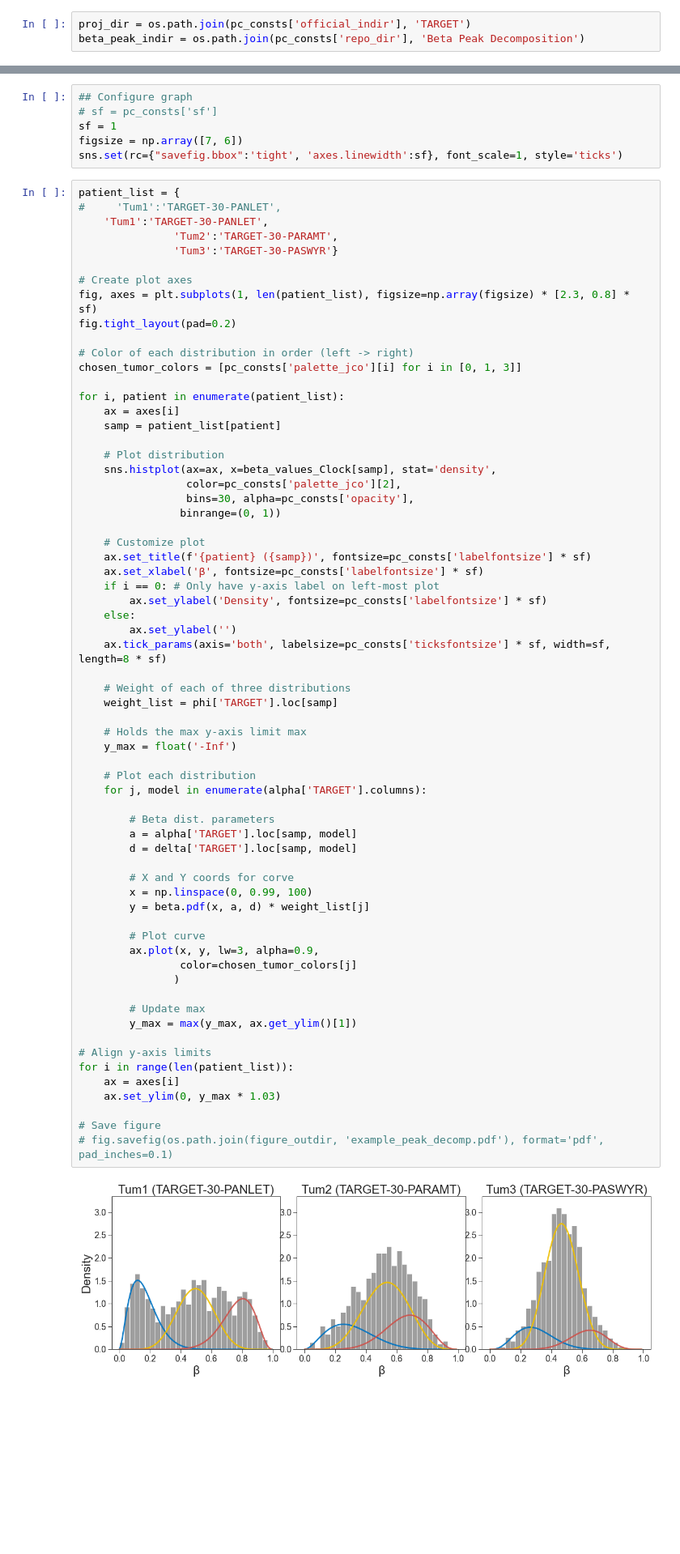
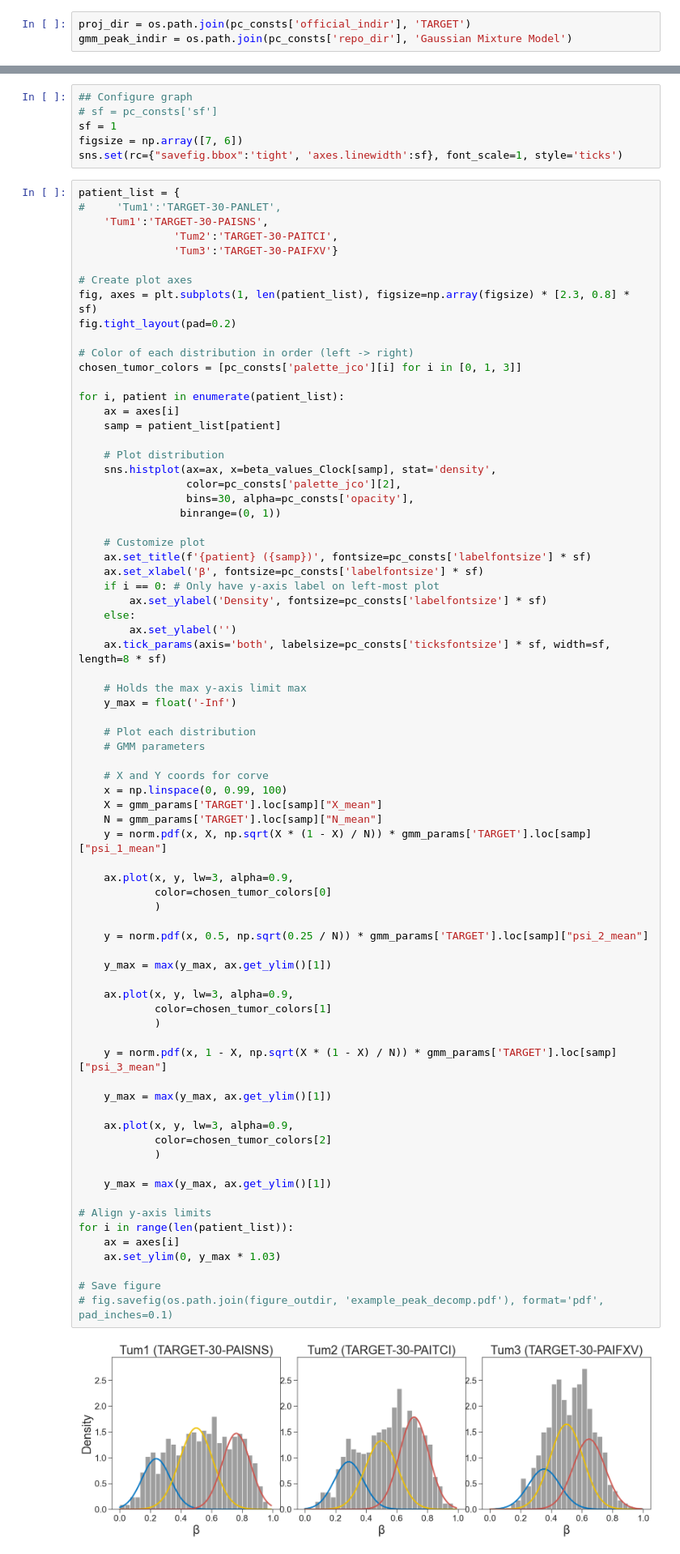
Before and after one commit to danmonyak/EpiClockNBL, a Jupyter notebook: Analysis/Estimate Ages.ipynb, the cells around one changed output, grey strips where cells are left out. Shown at 81% size. Cells and saved outputs as stored; diff of their text form; blank space fills up the shorter version.

```diff
--- a/Analysis/Estimate Ages.ipynb
+++ b/Analysis/Estimate Ages.ipynb
@@ -10,7 +10,7 @@ import EpiClockNBL.src.util as pc_util
 pc_consts = pc_util.consts
 # %%
 proj_dir = os.path.join(pc_consts['official_indir'], 'TARGET')
-beta_peak_indir = os.path.join(pc_consts['repo_dir'], 'Beta Peak Decomposition')
+gmm_peak_indir = os.path.join(pc_consts['repo_dir'], 'Gaussian Mixture Model')
 # %%
 figure_outdir = 'figures'
 os.makedirs(figure_outdir, exist_ok=True)
@@ -80,9 +78,9 @@ sns.set(rc={"savefig.bbox":'tight', 'axes.linewidth':sf}, font_scale=1, style='t
 # %%
 patient_list = {
 #     'Tum1':'TARGET-30-PANLET',
-    'Tum1':'TARGET-30-PANLET',
-               'Tum2':'TARGET-30-PARAMT',
-               'Tum3':'TARGET-30-PASWYR'}
+    'Tum1':'TARGET-30-PAISNS',
+               'Tum2':'TARGET-30-PAITCI',
+               'Tum3':'TARGET-30-PAIFXV'}
 
 # Create plot axes
 fig, axes = plt.subplots(1, len(patient_list), figsize=np.array(figsize) * [2.3, 0.8] * sf)
@@ -100,47 +98,56 @@ for i, patient in enumerate(patient_list):
                  color=pc_consts['palette_jco'][2],
                  bins=30, alpha=pc_consts['opacity'],
                 binrange=(0, 1))
 
     # Customize plot
     ax.set_title(f'{patient} ({samp})', fontsize=pc_consts['labelfontsize'] * sf)
     ax.set_xlabel('β', fontsize=pc_consts['labelfontsize'] * sf)
     if i == 0: # Only have y-axis label on left-most plot
         ax.set_ylabel('Density', fontsize=pc_consts['labelfontsize'] * sf)
     else:
         ax.set_ylabel('')
     ax.tick_params(axis='both', labelsize=pc_consts['ticksfontsize'] * sf, width=sf, length=8 * sf)
 
-    # Weight of each of three distributions
-    weight_list = phi['TARGET'].loc[samp]
-
     # Holds the max y-axis limit max
     y_max = float('-Inf')
 
     # Plot each distribution
-    for j, model in enumerate(alpha['TARGET'].columns):
+    # GMM parameters
 
-        # Beta dist. parameters
-        a = alpha['TARGET'].loc[samp, model]
-        d = delta['TARGET'].loc[samp, model]
+    # X and Y coords for corve
+    x = np.linspace(0, 0.99, 100)
+    X = gmm_params['TARGET'].loc[samp]["X_mean"]
+    N = gmm_params['TARGET'].loc[samp]["N_mean"]
+    y = norm.pdf(x, X, np.sqrt(X * (1 - X) / N)) * gmm_params['TARGET'].loc[samp]["psi_1_mean"]
 
-        # X and Y coords for corve
-        x = np.linspace(0, 0.99, 100)
-        y = beta.pdf(x, a, d) * weight_list[j]
+    ax.plot(x, y, lw=3, alpha=0.9,
+            color=chosen_tumor_colors[0]
+            )
 
-        # Plot curve
-        ax.plot(x, y, lw=3, alpha=0.9,
-                color=chosen_tumor_colors[j]
-               )
+    y = norm.pdf(x, 0.5, np.sqrt(0.25 / N)) * gmm_params['TARGET'].loc[samp]["psi_2_mean"]
 
-        # Update max
-        y_max = max(y_max, ax.get_ylim()[1])
+    y_max = max(y_max, ax.get_ylim()[1])
+
+    ax.plot(x, y, lw=3, alpha=0.9,
+            color=chosen_tumor_colors[1]
+            )
+
+    y = norm.pdf(x, 1 - X, np.sqrt(X * (1 - X) / N)) * gmm_params['TARGET'].loc[samp]["psi_3_mean"]
+
+    y_max = max(y_max, ax.get_ylim()[1])
+
+    ax.plot(x, y, lw=3, alpha=0.9,
+            color=chosen_tumor_colors[2]
+            )
+
+    y_max = max(y_max, ax.get_ylim()[1])
 
 # Align y-axis limits
 for i in range(len(patient_list)):
     ax = axes[i]
     ax.set_ylim(0, y_max * 1.03)
 
 # Save figure
 # fig.savefig(os.path.join(figure_outdir, 'example_peak_decomp.pdf'), format='pdf', pad_inches=0.1)
 # %% [output]
-[figure, old version]
+[figure, new version]
```
Also changed, not shown: parts of 5 cells of this notebook, 11 other files.
